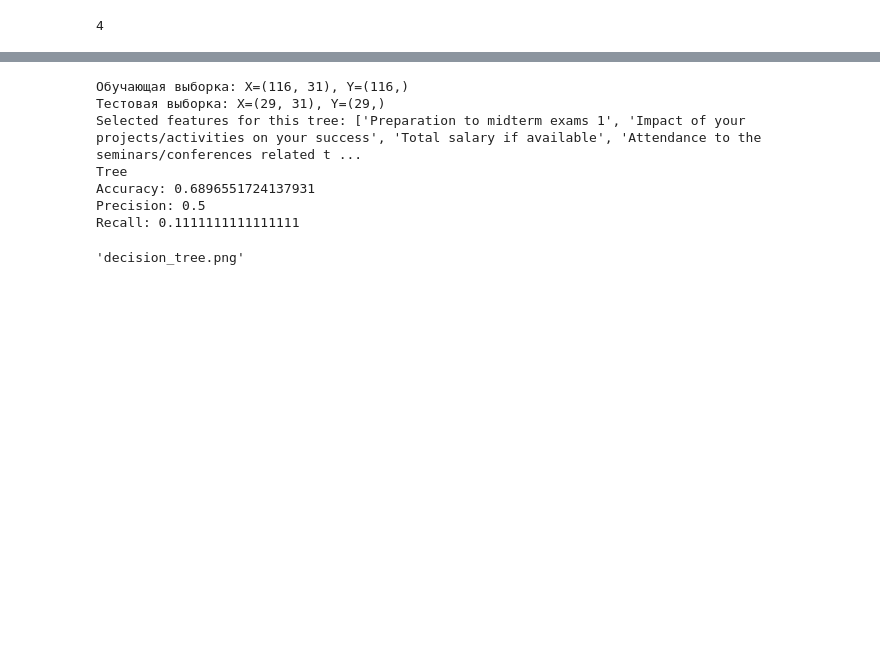
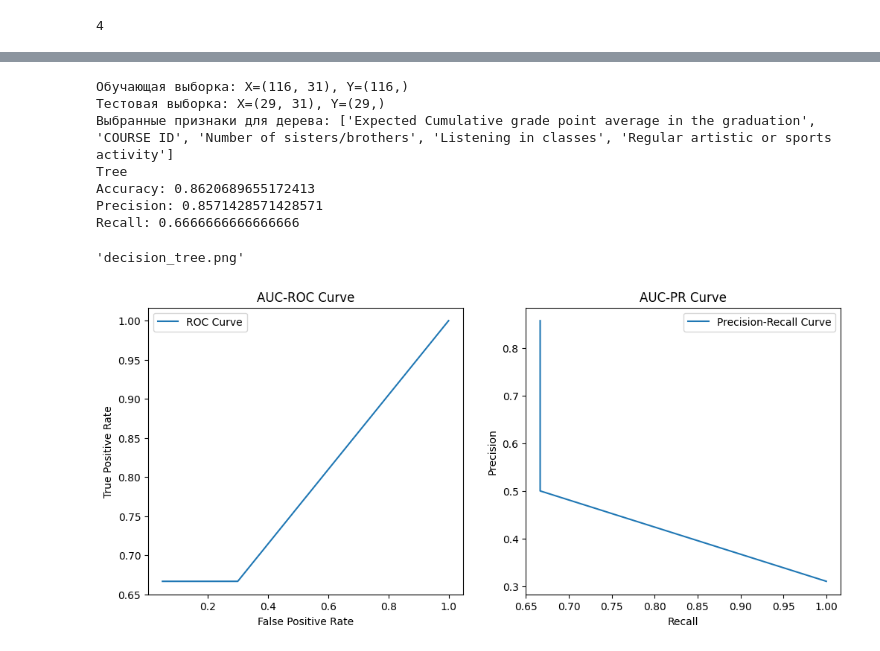
Before and after one commit to Hokure04/AISystems, a Jupyter notebook: AISystemsLab5/AISystemsLab5.ipynb, the cells around one changed output, grey strips where cells are left out. Saved outputs shown, nothing was run; the diff lists cells and outputs as text; code cells hidden in the pictures; blank space fills up the shorter version.

Commit message:
added AUC-ROC curve and AUC-PR curve creation and calculating and fixes in decision tree building

```diff
--- a/AISystemsLab5/AISystemsLab5.ipynb
+++ b/AISystemsLab5/AISystemsLab5.ipynb
@@ -226,10 +251,28 @@ def calculate_metrics(y_true, y_pred):
+# %%
+def calc_roc_pr_curves(y_true, y_proba):
+    thresholds = np.linspace(0,1,100)
+    tpr, fpr, precisions, recalls = [], [], [], []
+    for threshold in thresholds:
+        y_pred = (y_proba >= threshold).astype(int)
+        TruePositive = np.sum((y_pred == 1) & (y_true == 1))
+        FalsePositive = np.sum((y_pred == 1) & (y_true == 0))
+        FalseNegative = np.sum((y_pred == 0) & (y_true == 1))
+        TrueNegative = np.sum((y_pred == 0) & (y_true == 0))
+        tpr.append(TruePositive / (TruePositive + FalseNegative) if (TruePositive + FalseNegative) > 0 else 0)
+        fpr.append(FalsePositive / (FalsePositive + TrueNegative) if (FalsePositive + TrueNegative) > 0 else 0)
+        precisions.append(TruePositive / (TruePositive + FalsePositive) if (TruePositive + FalsePositive) > 0 else 0)
+        recalls.append(TruePositive / (TruePositive + FalseNegative) if (TruePositive + FalseNegative) > 0 else 0)
+
+    return tpr, fpr, precisions, recalls
 # %%
 X_train, X_test, Y_train, Y_test = split_data(df)
-tree = DecisionTree(max_depth=3, n_classes=2, feature_names=features)
+tree = DecisionTree(max_depth=3, n_classes=2)
 tree.fit(X_train, Y_train)
-y_pred1 = tree.predict(X_test)
+y_proba = tree.predict_proba(X_test)
+best_threshold = find_best_threshold(Y_test, y_proba)
+y_pred = (y_proba[:, 1] >= best_threshold).astype(int)
 
-accuracy, precision, recall = calculate_metrics(Y_test, y_pred1)
+precision, recall, accuracy = calculate_metrics(Y_test, y_pred)
 graph = tree.visualize_tree()
 
 print(f"Tree")
@@ -240,9 +283,28 @@ graph.render("decision_tree", format="png", cleanup=True)
 # %% [output]
 Обучающая выборка: X=(116, 31), Y=(116,)
 Тестовая выборка: X=(29, 31), Y=(29,)
-Selected features for this tree: ['Preparation to midterm exams 1', 'Impact of your projects/activities on your success', 'Total salary if available', 'Attendance to the seminars/conferences related t ...
+Выбранные признаки для дерева: ['Expected Cumulative grade point average in the graduation', 'COURSE ID', 'Number of sisters/brothers', 'Listening in classes', 'Regular artistic or sports activity']
 Tree
-Accuracy: 0.6896551724137931
-Precision: 0.5
-Recall: 0.1111111111111111
+Accuracy: 0.8620689655172413
+Precision: 0.8571428571428571
+Recall: 0.6666666666666666
 'decision_tree.png'
+# %%
+tpr, fpr, precisions, recalls = calc_roc_pr_curves(Y_test, y_proba[:, 1])
+plt.figure(figsize=(12, 5))
+plt.subplot(1, 2, 1)
+plt.plot(fpr, tpr, label='ROC Curve')
+plt.xlabel('False Positive Rate')
+plt.ylabel('True Positive Rate')
+plt.title('AUC-ROC Curve')
+plt.legend()
+
+plt.subplot(1, 2, 2)
+plt.plot(recalls, precisions, label='Precision-Recall Curve')
+plt.xlabel('Recall')
+plt.ylabel('Precision')
+plt.title('AUC-PR Curve')
+plt.legend()
+plt.show()
+# %% [output]
+[figure, added]
```
Also changed, not shown: parts of 6 cells of this notebook, 1 other file.
